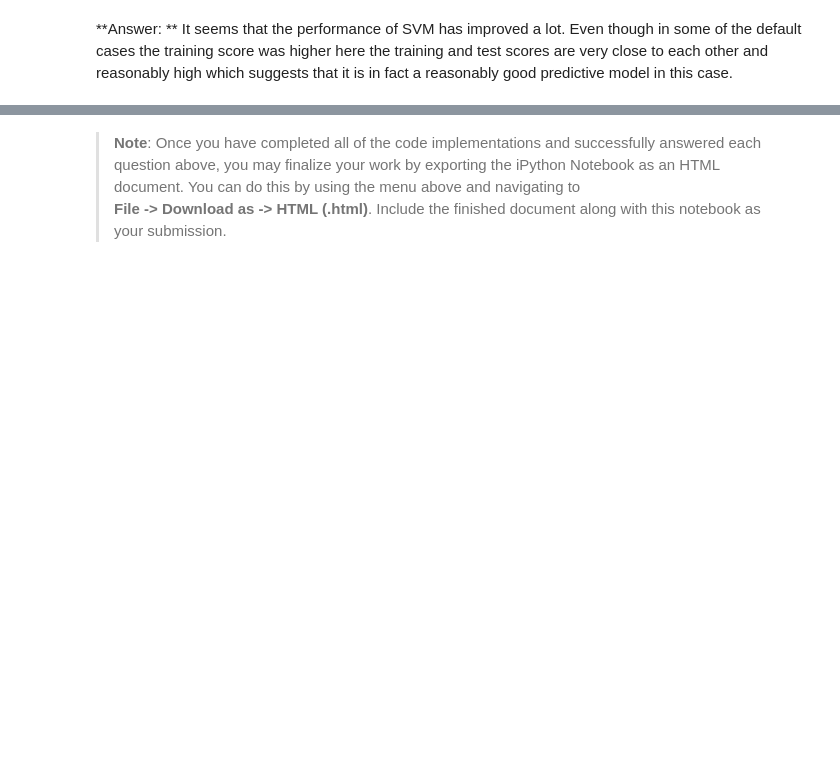
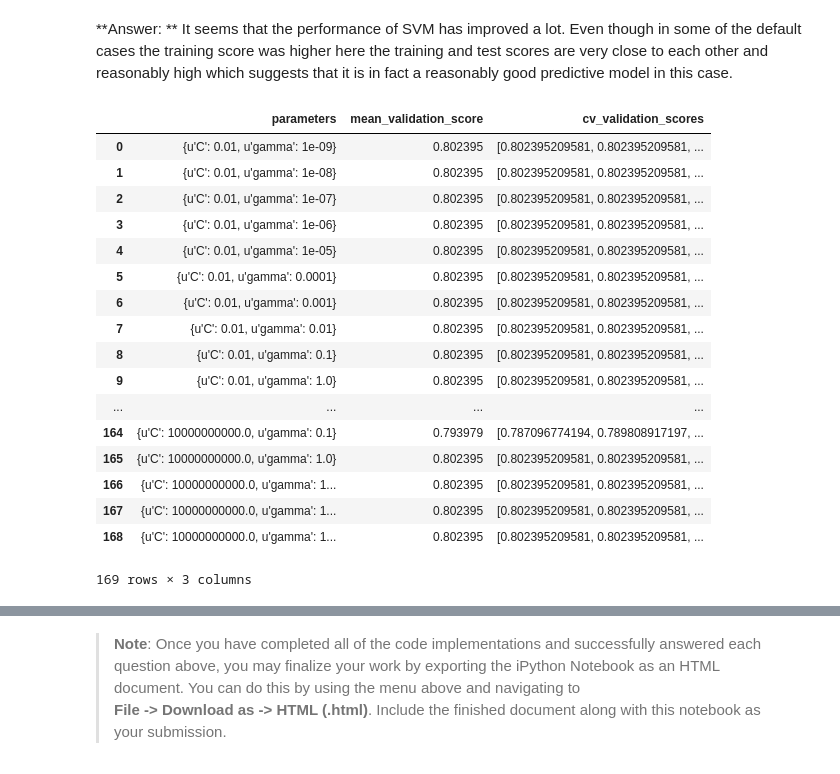
Before and after one commit to analesin/Machine_learning_udacity, a Jupyter notebook: student_intervention/student_intervention.ipynb, the cells around one changed output, grey strips where cells are left out. Saved outputs shown, nothing was run; the diff lists cells and outputs as text; code cells hidden in the pictures; blank space fills up the shorter version.

```diff
--- a/student_intervention/student_intervention.ipynb
+++ b/student_intervention/student_intervention.ipynb
@@ -652,0 +684,22 @@ Tuned model has a testing F1 score of 0.8219.
+# %%
+from IPython.display import  display
+d = display(pd.DataFrame(grid_obj.grid_scores_))
+# %% [output]
+|  | parameters | mean_validation_score | cv_validation_scores |
+| 0 | {u'C': 0.01, u'gamma': 1e-09} | 0.802395 | [0.802395209581, 0.802395209581, ... |
+| 1 | {u'C': 0.01, u'gamma': 1e-08} | 0.802395 | [0.802395209581, 0.802395209581, ... |
+| 2 | {u'C': 0.01, u'gamma': 1e-07} | 0.802395 | [0.802395209581, 0.802395209581, ... |
+| 3 | {u'C': 0.01, u'gamma': 1e-06} | 0.802395 | [0.802395209581, 0.802395209581, ... |
+| 4 | {u'C': 0.01, u'gamma': 1e-05} | 0.802395 | [0.802395209581, 0.802395209581, ... |
+| 5 | {u'C': 0.01, u'gamma': 0.0001} | 0.802395 | [0.802395209581, 0.802395209581, ... |
+| 6 | {u'C': 0.01, u'gamma': 0.001} | 0.802395 | [0.802395209581, 0.802395209581, ... |
+| 7 | {u'C': 0.01, u'gamma': 0.01} | 0.802395 | [0.802395209581, 0.802395209581, ... |
+| 8 | {u'C': 0.01, u'gamma': 0.1} | 0.802395 | [0.802395209581, 0.802395209581, ... |
+| 9 | {u'C': 0.01, u'gamma': 1.0} | 0.802395 | [0.802395209581, 0.802395209581, ... |
+| ... | ... | ... | ... |
+| 164 | {u'C': 10000000000.0, u'gamma': 0.1} | 0.793979 | [0.787096774194, 0.789808917197, ... |
+| 165 | {u'C': 10000000000.0, u'gamma': 1.0} | 0.802395 | [0.802395209581, 0.802395209581, ... |
+| 166 | {u'C': 10000000000.0, u'gamma': 1... | 0.802395 | [0.802395209581, 0.802395209581, ... |
+| 167 | {u'C': 10000000000.0, u'gamma': 1... | 0.802395 | [0.802395209581, 0.802395209581, ... |
+| 168 | {u'C': 10000000000.0, u'gamma': 1... | 0.802395 | [0.802395209581, 0.802395209581, ... |
+169 rows × 3 columns
```
Also changed, not shown: parts of 10 cells of this notebook.
